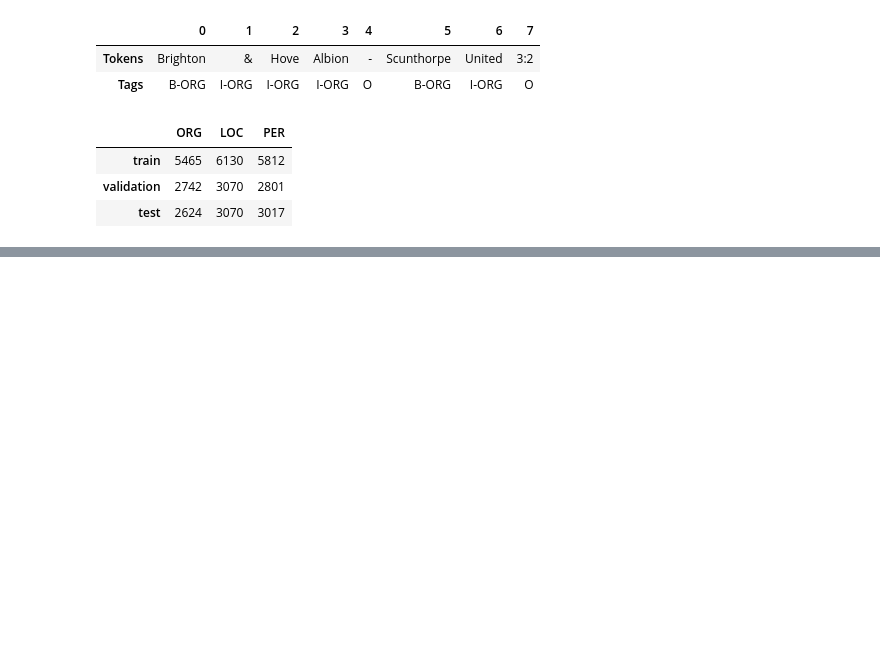
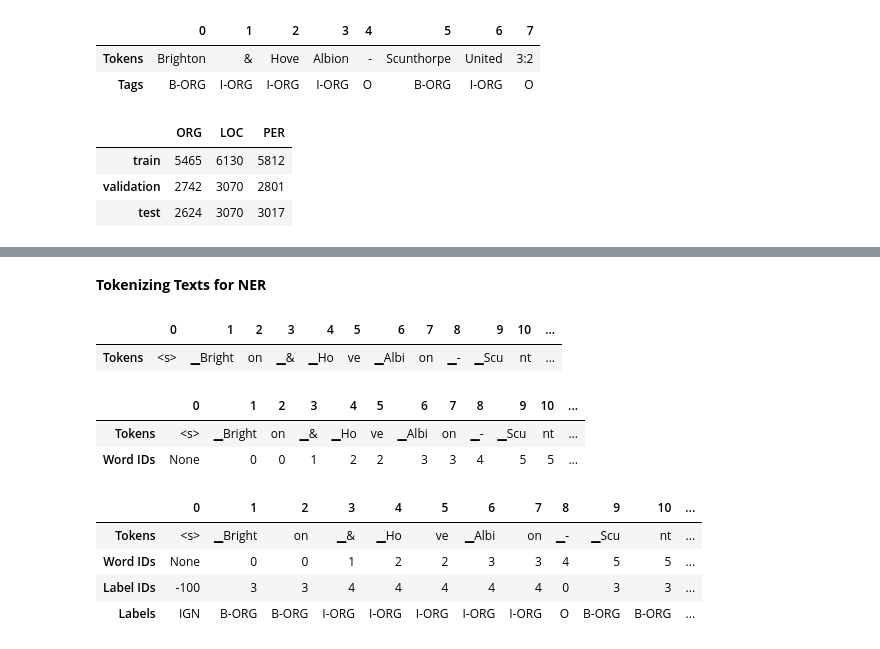
Before and after one commit to ThinamXx/Transformers_NLP, a Jupyter notebook: 02. NLP with Transformers/04. Named Entity Recognition/NER.ipynb, the cells around one changed output, grey strips where cells are left out. Cells and saved outputs as stored; diff of their text form; code cells hidden in the pictures; blank space fills up the shorter version.

```diff
--- a/02. NLP with Transformers/04. Named Entity Recognition/NER.ipynb
+++ b/02. NLP with Transformers/04. Named Entity Recognition/NER.ipynb
@@ -132,0 +146,9 @@ pd.DataFrame.from_dict(split2freqs, orient="index")             # Creating dataf
+# %%
+#@ INITIALIZING TOKENIZATION:
+bert_model_name = "bert-base-cased"                                 # Initializing bert checkpoint.
+xlmr_model_name = "xlm-roberta-base"                                # Initializing xlmr checkpoint.
+bert_tokenizer = AutoTokenizer.from_pretrained(bert_model_name)     # Initializing pretrained tokenizer.
+xlmr_tokenizer = AutoTokenizer.from_pretrained(xlmr_model_name)     # Initializing pretrained tokenizer.
+text = "Jack Sparrow loves New York!"                               # Initializing text example.
+bert_tokens = bert_tokenizer(text).tokens()                         # Initializing bert tokens.
+xlmr_tokens = xlmr_tokenizer(text).tokens()                         # Initializing xlmr tokens.
@@ -132,0 +196,7 @@ pd.DataFrame.from_dict(split2freqs, orient="index")             # Creating dataf
+# %%
+#@ LOADING CUSTOM MODEL:
+index2tag = {idx: tag for idx, tag in enumerate(tags.names)}                            # Index to tags.
+tag2index = {tag: idx for idx, tag in enumerate(tags.names)}                            # Tags to index.
+xlmr_config = AutoConfig.from_pretrained(xlmr_model_name,
+                                         num_labels=tags.num_classes,
+                                         id2label=index2tag, label2id=tag2index)        # Initializing configurations.
@@ -132,0 +266,39 @@ pd.DataFrame.from_dict(split2freqs, orient="index")             # Creating dataf
+# %% [markdown]
+**Tokenizing Texts for NER**
+# %%
+#@ TOKENIZING TEXTS FOR NER: EXAMPLE:
+words, labels = de_example["tokens"], de_example["ner_tags"]                # Initialization.
+tokenized_input = xlmr_tokenizer(de_example["tokens"],
+                                 is_split_into_words=True)                  # Tokenized inputs.
+tokens = xlmr_tokenizer.convert_ids_to_tokens(tokenized_input["input_ids"]) # Initializing tokens.
+pd.DataFrame([tokens], index=["Tokens"])                                    # Inspection.
+# %% [output]
+|  | 0 | 1 | 2 | 3 | 4 | 5 | 6 | 7 | 8 | 9 | 10 | ... |
+| Tokens | <s> | ▁Bright | on | ▁& | ▁Ho | ve | ▁Albi | on | ▁- | ▁Scu | nt | ... |
+# %%
+#@ TOKENIZING TEXTS FOR NER:
+word_ids = tokenized_input.word_ids()                                       # Initializing word ids.
+pd.DataFrame([tokens, word_ids], index=["Tokens", "Word IDs"])              # Inspection.
+# %% [output]
+|  | 0 | 1 | 2 | 3 | 4 | 5 | 6 | 7 | 8 | 9 | 10 | ... |
+| Tokens | <s> | ▁Bright | on | ▁& | ▁Ho | ve | ▁Albi | on | ▁- | ▁Scu | nt | ... |
+| Word IDs | None | 0 | 0 | 1 | 2 | 2 | 3 | 3 | 4 | 5 | 5 | ... |
+# %%
+#@ TOKENIZING TEXTS FOR NER:
+previous_word_idx = None                                            # Initialization.
+label_ids = []                                                      # Initialization.
+for word_idx in word_ids:
+    if word_idx is None or word_idx == previous_word_idx:
+        label_ids.append(-100)
+    elif word_idx != previous_word_idx:
+        label_ids.append(labels[word_idx])
+    previous_word_dx = word_idx
+labels = [index2tag[l] if l != -100 else "IGN" for l in label_ids]
+index = ["Tokens", "Word IDs", "Label IDs", "Labels"]
+pd.DataFrame([tokens, word_ids, label_ids, labels], index=index)    # Initializing dataframe.
+# %% [output]
+|  | 0 | 1 | 2 | 3 | 4 | 5 | 6 | 7 | 8 | 9 | 10 | ... |
+| Tokens | <s> | ▁Bright | on | ▁& | ▁Ho | ve | ▁Albi | on | ▁- | ▁Scu | nt | ... |
+| Word IDs | None | 0 | 0 | 1 | 2 | 2 | 3 | 3 | 4 | 5 | 5 | ... |
+| Label IDs | -100 | 3 | 3 | 4 | 4 | 4 | 4 | 4 | 0 | 3 | 3 | ... |
+| Labels | IGN | B-ORG | B-ORG | I-ORG | I-ORG | I-ORG | I-ORG | I-ORG | O | B-ORG | B-ORG | ... |
```
Also changed, not shown: parts of 16 cells of this notebook.
